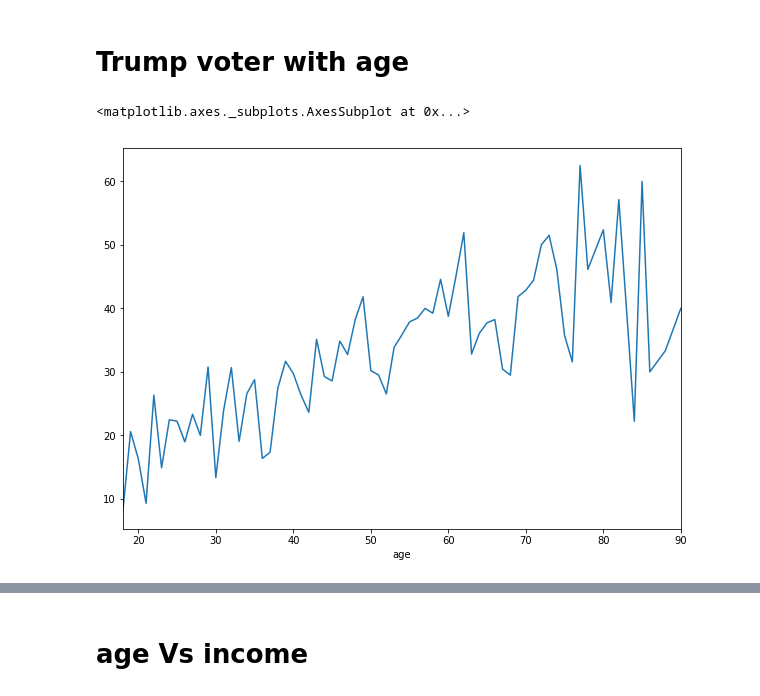
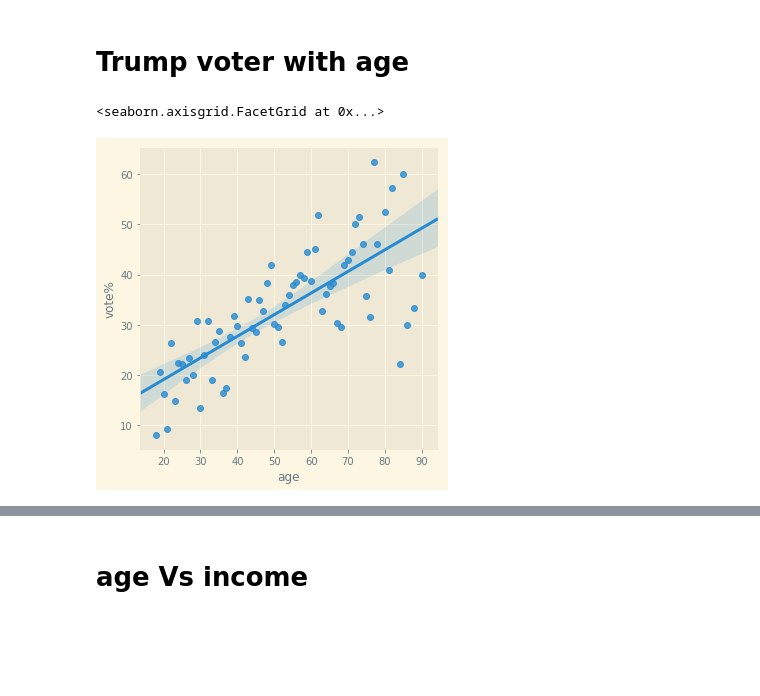
Before and after one commit to wangdianyh/trump-4703, a Jupyter notebook: Trump.ipynb, the cells around one changed output, grey strips where cells are left out. Drawn from its saved outputs; the diff is of its cells as text; code cells hidden in the pictures; blank space fills up the shorter version.

```diff
--- a/Trump.ipynb
+++ b/Trump.ipynb
@@ -71,8 +76,10 @@ df_vote['vote%'] = np.round(df_vote['Vote'] / df_vote['num'] * 100, 2)
+# %%
+sns.lmplot(x='age', y='vote%', data=df_vote, fit_reg=True)
+# %% [output]
+<seaborn.axisgrid.FacetGrid at 0x...>
+[figure, added]
 # %%
-df_vote['vote%'].plot(figsize=(10, 7))
+#df_vote[['age', 'vote%']].plot(kind='scatter', x='age', y='vote%', figsize=(10, 7))
-# %% [output]
-<matplotlib.axes._subplots.AxesSubplot at 0x...>
-[figure, removed]
 # %%
 df_vote[['Vote', 'num']].plot(figsize=(10, 7))
 # %% [output]
```
Also changed, not shown: parts of 13 cells of this notebook.
